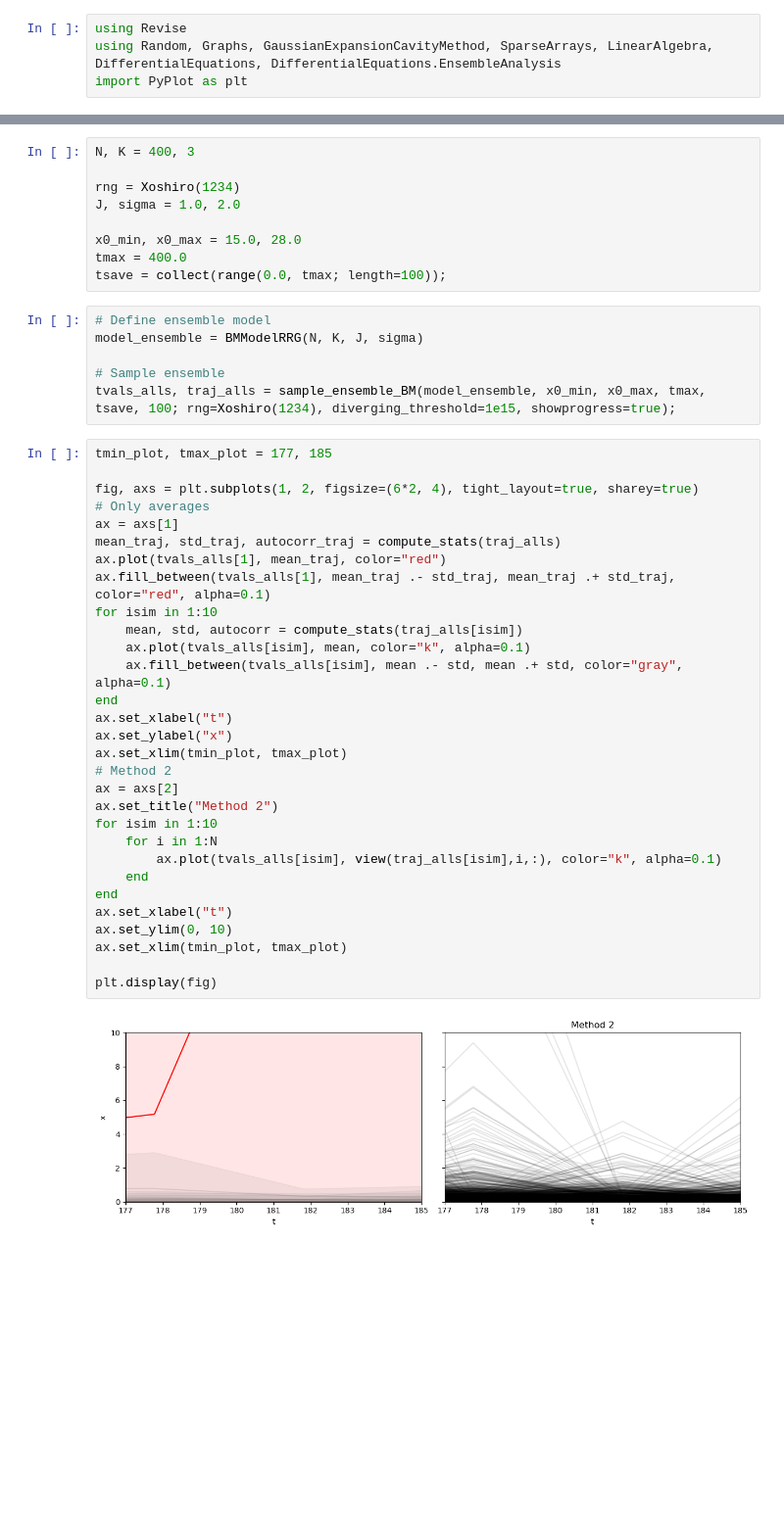
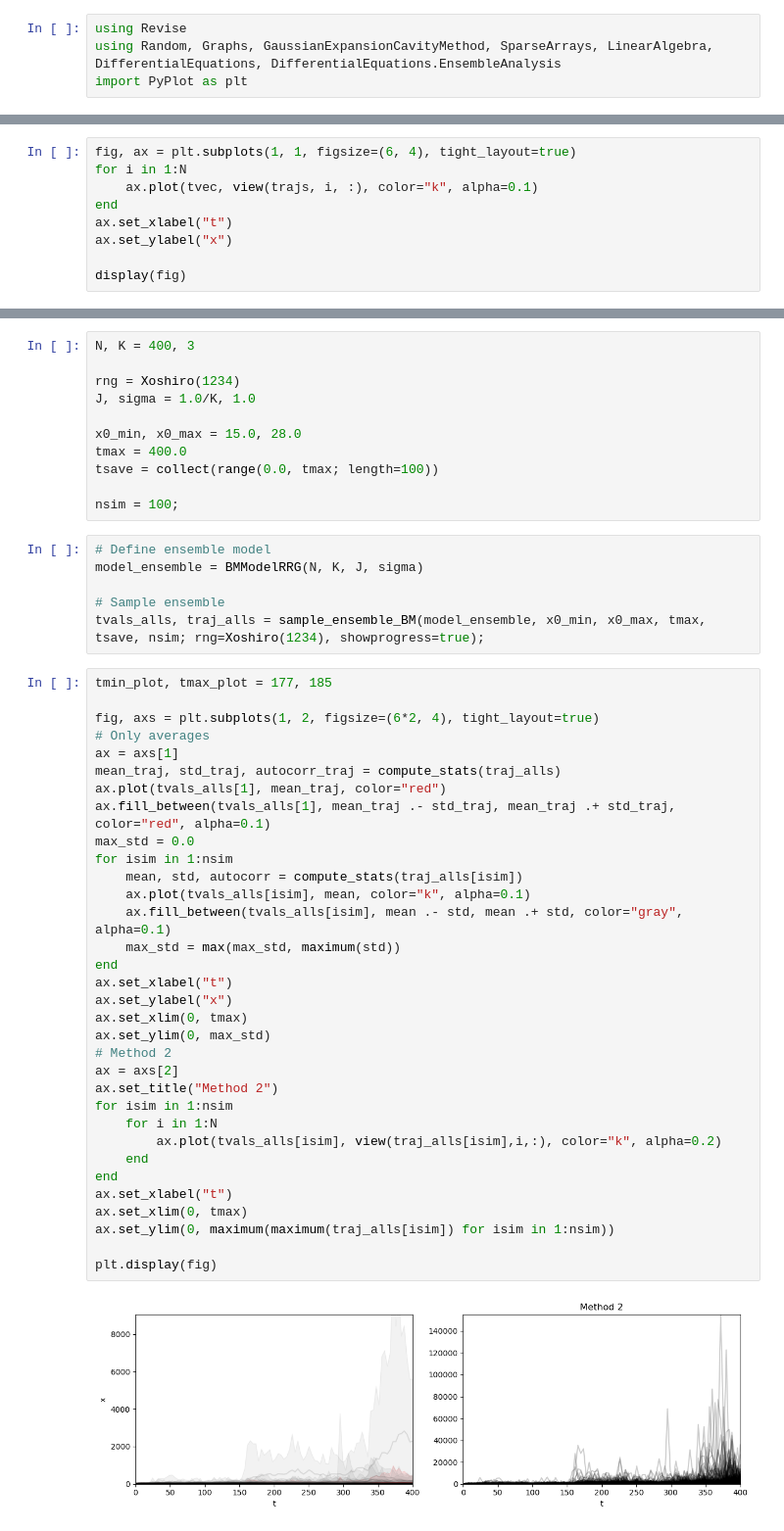
Before and after one commit to Mattiatarabolo/GaussianExpansionCavityMethod.jl, a Jupyter notebook: examples/BouchaudMezard/test.ipynb, the cells around one changed output, grey strips where cells are left out. Shown: that part at 98% size. Saved outputs shown, nothing was run; the diff lists cells and outputs as text; blank space fills up the shorter version.

```diff
--- a/examples/BouchaudMezard/test.ipynb
+++ b/examples/BouchaudMezard/test.ipynb
@@ -39,0 +28,9 @@ display(fig)
+# %%
+fig, ax = plt.subplots(1, 1, figsize=(6, 4), tight_layout=true)
+for i in 1:N
+    ax.plot(tvec, view(trajs, i, :), color="k", alpha=0.1)
+end
+ax.set_xlabel("t")
+ax.set_ylabel("x")
+
+display(fig)
@@ -41,46 +40,51 @@ display(fig)
 N, K = 400, 3
 
 rng = Xoshiro(1234)
-J, sigma = 1.0, 2.0
+J, sigma = 1.0/K, 1.0
 
 x0_min, x0_max = 15.0, 28.0
 tmax = 400.0
-tsave = collect(range(0.0, tmax; length=100));
+tsave = collect(range(0.0, tmax; length=100))
+
+nsim = 100;
 # %%
 # Define ensemble model
 model_ensemble = BMModelRRG(N, K, J, sigma)
 
 # Sample ensemble
-tvals_alls, traj_alls = sample_ensemble_BM(model_ensemble, x0_min, x0_max, tmax, tsave, 100; rng=Xoshiro(1234), diverging_threshold=1e15, showprogress=true);
+tvals_alls, traj_alls = sample_ensemble_BM(model_ensemble, x0_min, x0_max, tmax, tsave, nsim; rng=Xoshiro(1234), showprogress=true);
 # %%
 tmin_plot, tmax_plot = 177, 185
 
-fig, axs = plt.subplots(1, 2, figsize=(6*2, 4), tight_layout=true, sharey=true)
+fig, axs = plt.subplots(1, 2, figsize=(6*2, 4), tight_layout=true)
 # Only averages
 ax = axs[1]
 mean_traj, std_traj, autocorr_traj = compute_stats(traj_alls)
 ax.plot(tvals_alls[1], mean_traj, color="red")
 ax.fill_between(tvals_alls[1], mean_traj .- std_traj, mean_traj .+ std_traj, color="red", alpha=0.1)
-for isim in 1:10
+max_std = 0.0
+for isim in 1:nsim
     mean, std, autocorr = compute_stats(traj_alls[isim])
     ax.plot(tvals_alls[isim], mean, color="k", alpha=0.1)
     ax.fill_between(tvals_alls[isim], mean .- std, mean .+ std, color="gray", alpha=0.1)
+    max_std = max(max_std, maximum(std))
 end
 ax.set_xlabel("t")
 ax.set_ylabel("x")
-ax.set_xlim(tmin_plot, tmax_plot)
+ax.set_xlim(0, tmax)
+ax.set_ylim(0, max_std)
 # Method 2
 ax = axs[2]
 ax.set_title("Method 2")
-for isim in 1:10
+for isim in 1:nsim
     for i in 1:N
-        ax.plot(tvals_alls[isim], view(traj_alls[isim],i,:), color="k", alpha=0.1)
+        ax.plot(tvals_alls[isim], view(traj_alls[isim],i,:), color="k", alpha=0.2)
     end
 end
 ax.set_xlabel("t")
-ax.set_ylim(0, 10)
-ax.set_xlim(tmin_plot, tmax_plot)
+ax.set_xlim(0, tmax)
+ax.set_ylim(0, maximum(maximum(traj_alls[isim]) for isim in 1:nsim))
 
 plt.display(fig)
 # %% [output]
-[figure, old version]
+[figure, new version]
```
Also changed, not shown: parts of 2 cells of this notebook, 12 other files.
